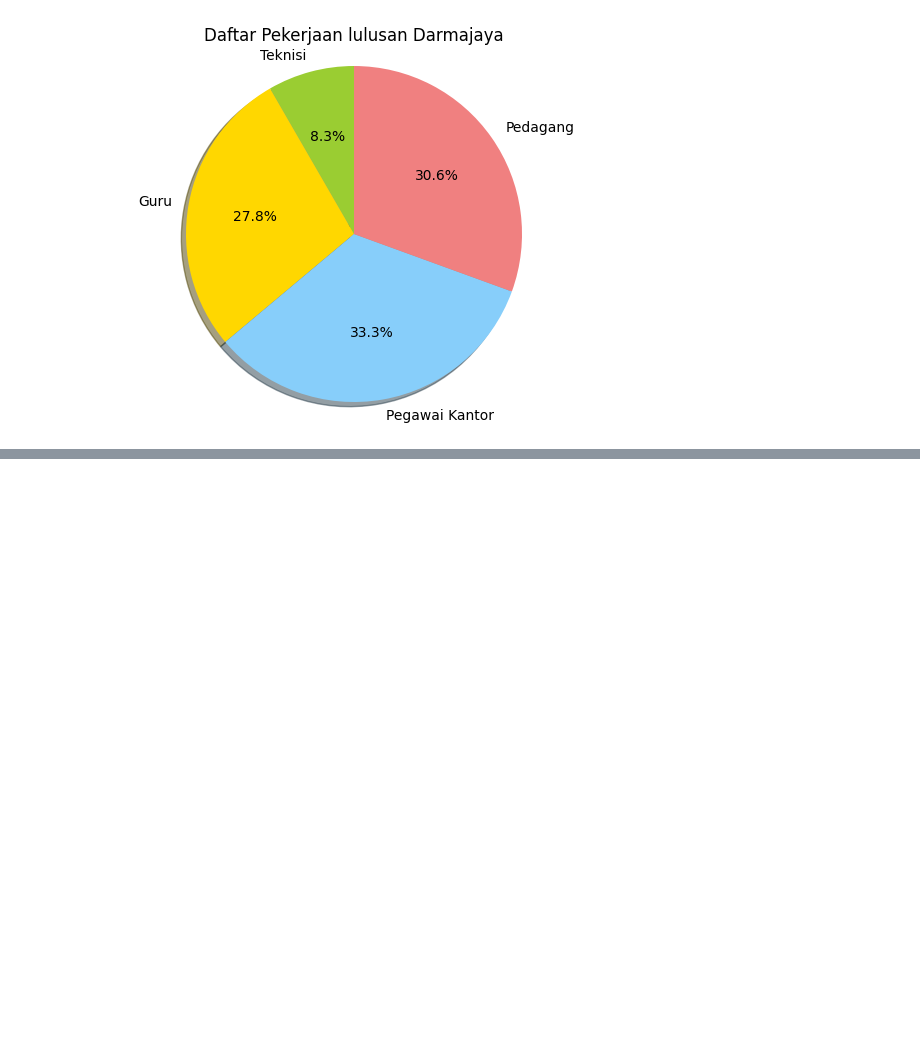
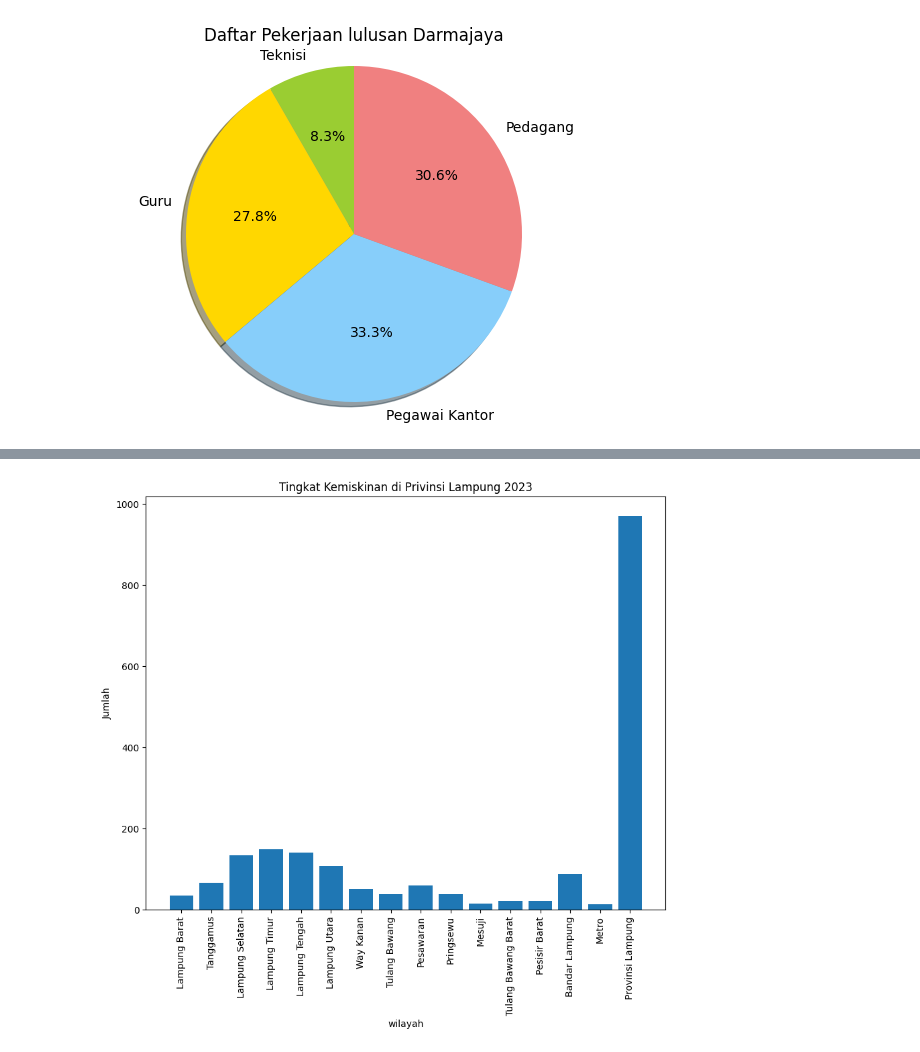
Before and after one commit to pikijhon/Analisys_Big_Data, a Jupyter notebook: menampilkan_chart.ipynb, the cells around one changed output, grey strips where cells are left out. Cells and saved outputs as stored; diff of their text form; code cells hidden in the pictures; blank space fills up the shorter version.

```diff
--- a/menampilkan_chart.ipynb
+++ b/menampilkan_chart.ipynb
@@ -38,0 +63,22 @@ plt.show()
+# %%
+import pandas as pd
+import matplotlib.pyplot as plt
+
+data = pd.read_excel('Jumlah_Penduduk_Miskin.xlsx')
+wilayah = data['Wilayah']
+jumlah = data['2023']
+
+fig, ax = plt.subplots(figsize=(10,8))
+
+ax.bar(wilayah, jumlah, align='center')
+
+ax.set_title('Tingkat Kemiskinan di Privinsi Lampung 2023')
+ax.set_ylabel('Jumlah')
+ax.set_xlabel('wilayah')
+
+ax.set_xticks(wilayah)
+ax.set_xticklabels(wilayah, rotation=90)
+
+plt.show()
+# %% [output]
+[figure, added]
```
Also changed, not shown: parts of 1 cell of this notebook.
